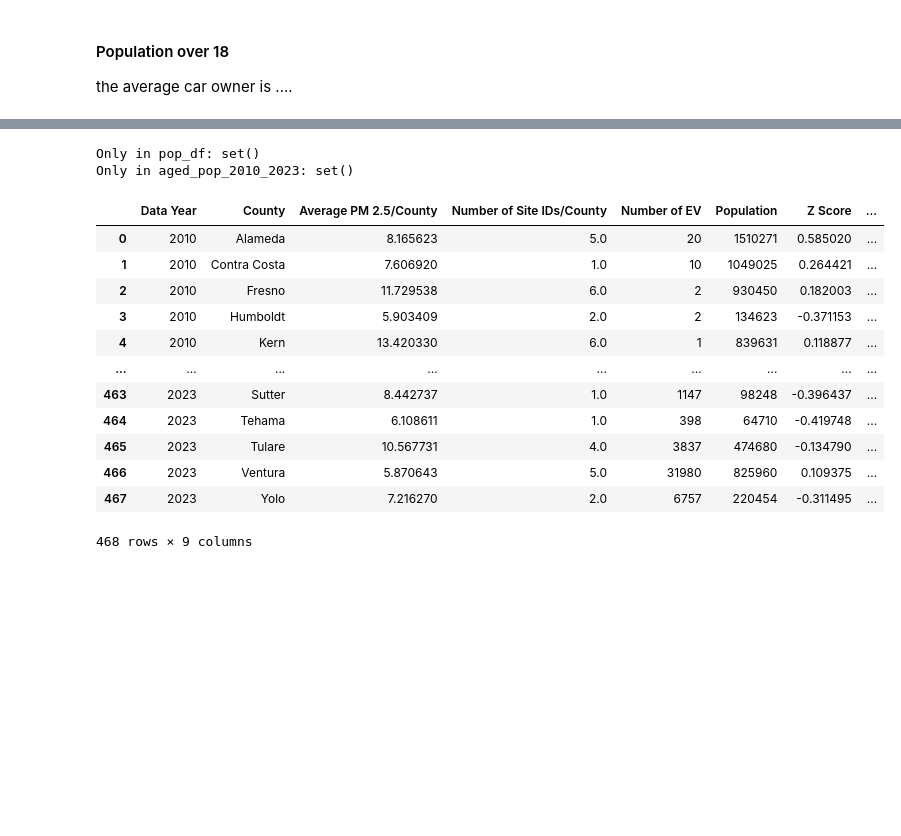
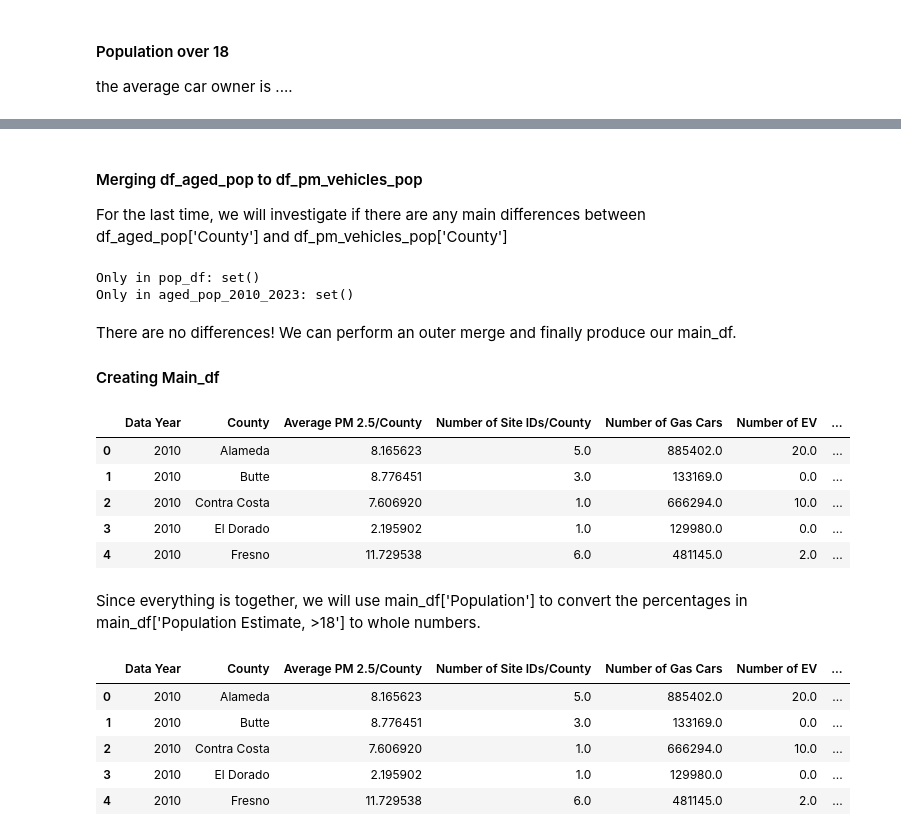
Before and after one commit to kellerl7/SIADS_Milestone_1, a Jupyter notebook: 19-btschmid-claris-lucaskel-kr_backup.ipynb, the cells around one changed output, grey strips where cells are left out. Cells and saved outputs as stored; diff of their text form; code cells hidden in the pictures; blank space fills up the shorter version.

Commit message:
gas vehicles added to main_df. Need to finish explaning my code, but wanted yall to have this sooner.

```diff
--- a/19-btschmid-claris-lucaskel-kr_backup.ipynb
+++ b/19-btschmid-claris-lucaskel-kr_backup.ipynb
@@ -687,6 +774,14 @@ df_pm_vehicles = pd.merge(df_pm, df_ev_vehicles, on=['Data Year', 'County'], how
 # %%
-# Now let's merge population to df_pm_vehicles
-# clean df_pop county column to match df_pm_vehicle county column
+# Formatting df_pop['County'] to be the same as df_pm_vehicles['County']
 df_pop['County'] = df_pop['County'].str.strip()
-df_pop['County'] = df_pop['County'].str.title()
-df_pop['County'] = df_pop['County'].str.replace(r'\s+', ' ', regex=True)
+
+# Get unique counties from both DataFrames
+counties_pop = set(df_pop['County'])
+counties_pm_vehicles = set(df_pm_vehicles['County'])
+
+# Find the difference
+only_in_pop = counties_pop - counties_pm_vehicles
+only_in_pm_vehicles = counties_pm_vehicles - counties_pop
+
+print("Only in df_pop:", only_in_pop)
+print("Only in df_pm_vehicles:", only_in_pm_vehicles)
@@ -708,7 +793,4 @@ Only in df_pm_vehicles: set()
 # %%
 # Let's merge df_pm_vehicles and total population
-df_pm_vehicles_pop= pd.merge(df_pm_vehicles, df_pop, on=['Data Year', 'County'], how='inner')
-df_pm_vehicles_pop.rename(columns={'Z Score_x':'Total Population Z Score'}, inplace=True)
-df_pm_vehicles_pop.rename(columns={'Population_x':'Total Population'}, inplace=True)
-# renaming df_pm_vehicles_pop to main_df for clarity
-main_df = df_pm_vehicles_pop
+df_pm_vehicles_pop= pd.merge(df_pm_vehicles, df_pop, on=['Data Year', 'County'], how='left')
+df_pm_vehicles_pop.head()
@@ -715,14 +816,16 @@ main_df = df_pm_vehicles_pop
+# %% [markdown]
+#### Merging df_aged_pop to df_pm_vehicles_pop
+For the last time, we will investigate if there are any main differences between df_aged_pop['County'] and df_pm_vehicles_pop['County']
 # %%
- # Let's see if there are any main differences between the Counties in the total population dataframe and the aged population dataframe.
-aged_pop_2010_2023['County'] = aged_pop_2010_2023['County'].str.strip()
+df_aged_pop['County'] = df_aged_pop['County'].str.strip()
 counties = pd.DataFrame({
     'County_main_df': df_pop['County'],
-    'County_aged_pop_2010_2023': aged_pop_2010_2023['County']
+    'County_aged_pop_2010_2023': df_aged_pop['County']
 })
 counties.head()
 # Get unique counties from both DataFrames
 pop_df_co = set(df_pop['County'])
-aged_pop_2010_2023_co = set(aged_pop_2010_2023['County'])
+aged_pop_2010_2023_co = set(df_aged_pop['County'])
 
 # Find differences
 only_in_pop_df_co = pop_df_co - aged_pop_2010_2023_co
@@ -733,35 +836,38 @@ print("Only in aged_pop_2010_2023:", only_in_aged_pop_2010_2023_co)
 # %% [output]
 Only in pop_df: set()
 Only in aged_pop_2010_2023: set()
+# %% [markdown]
+There are no differences! We can perform an outer merge and finally produce our main_df.
+#### Creating Main_df
 # %%
-# merging aged_pop_2010_2023 to main_df
-main_df = pd.merge(main_df, aged_pop_2010_2023, how='inner', on = ['Data Year', 'County'])
+main_df = pd.merge(df_pm_vehicles_pop, df_aged_pop, how='inner', on = ['Data Year', 'County'])
+main_df.head()
+# %% [output]
+|  | Data Year | County | Average PM 2.5/County | Number of Site IDs/County | Number of Gas Cars | Number of EV | ... |
+| 0 | 2010 | Alameda | 8.165623 | 5.0 | 885402.0 | 20.0 | ... |
+| 1 | 2010 | Butte | 8.776451 | 3.0 | 133169.0 | 0.0 | ... |
+| 2 | 2010 | Contra Costa | 7.606920 | 1.0 | 666294.0 | 10.0 | ... |
+| 3 | 2010 | El Dorado | 2.195902 | 1.0 | 129980.0 | 0.0 | ... |
+| 4 | 2010 | Fresno | 11.729538 | 6.0 | 481145.0 | 2.0 | ... |
+# %% [markdown]
+Since everything is together, we will use main_df['Population'] to convert the percentages in main_df['Population Estimate, >18'] to whole numbers.
 # %%
-# there is some percentages and whole numbers, let's make them all whole numbers
-
 def convert_to_population_estimate(row):
     # converting percentage to decimal, if applicable
     if isinstance(row['Population Estimate, >18'], str) and '%' in row['Population Estimate, >18']:
         percent_value = float(row['Population Estimate, >18'].strip('%')) / 100
         return percent_value * row['Population']
     else:
         return row['Population Estimate, >18']
 
 # apply to update 'Total Population Estimate, >21'
 main_df['Population Estimate, >18'] = main_df.apply(convert_to_population_estimate, axis=1)
 
-main_df
+main_df.head()
 # %% [output]
-|  | Data Year | County | Average PM 2.5/County | Number of Site IDs/County | Number of EV | Population | Z Score | ... |
-| 0 | 2010 | Alameda | 8.165623 | 5.0 | 20 | 1510271 | 0.585020 | ... |
-| 1 | 2010 | Contra Costa | 7.606920 | 1.0 | 10 | 1049025 | 0.264421 | ... |
-| 2 | 2010 | Fresno | 11.729538 | 6.0 | 2 | 930450 | 0.182003 | ... |
-| 3 | 2010 | Humboldt | 5.903409 | 2.0 | 2 | 134623 | -0.371153 | ... |
-| 4 | 2010 | Kern | 13.420330 | 6.0 | 1 | 839631 | 0.118877 | ... |
-| ... | ... | ... | ... | ... | ... | ... | ... | ... |
-| 463 | 2023 | Sutter | 8.442737 | 1.0 | 1147 | 98248 | -0.396437 | ... |
-| 464 | 2023 | Tehama | 6.108611 | 1.0 | 398 | 64710 | -0.419748 | ... |
-| 465 | 2023 | Tulare | 10.567731 | 4.0 | 3837 | 474680 | -0.134790 | ... |
-| 466 | 2023 | Ventura | 5.870643 | 5.0 | 31980 | 825960 | 0.109375 | ... |
-| 467 | 2023 | Yolo | 7.216270 | 2.0 | 6757 | 220454 | -0.311495 | ... |
+|  | Data Year | County | Average PM 2.5/County | Number of Site IDs/County | Number of Gas Cars | Number of EV | ... |
+| 0 | 2010 | Alameda | 8.165623 | 5.0 | 885402.0 | 20.0 | ... |
+| 1 | 2010 | Butte | 8.776451 | 3.0 | 133169.0 | 0.0 | ... |
+| 2 | 2010 | Contra Costa | 7.606920 | 1.0 | 666294.0 | 10.0 | ... |
+| 3 | 2010 | El Dorado | 2.195902 | 1.0 | 129980.0 | 0.0 | ... |
+| 4 | 2010 | Fresno | 11.729538 | 6.0 | 481145.0 | 2.0 | ... |
-468 rows × 9 columns
```
Also changed, not shown: parts of 45 cells of this notebook, 2 other files.
